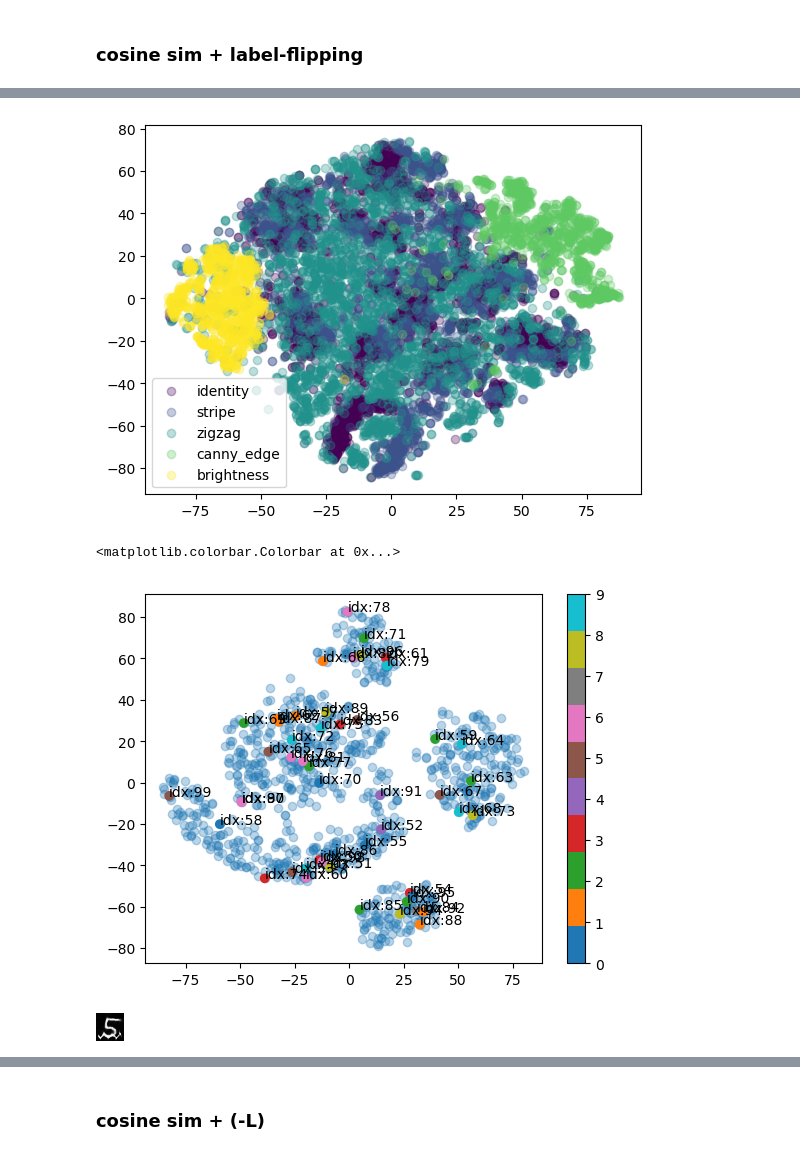
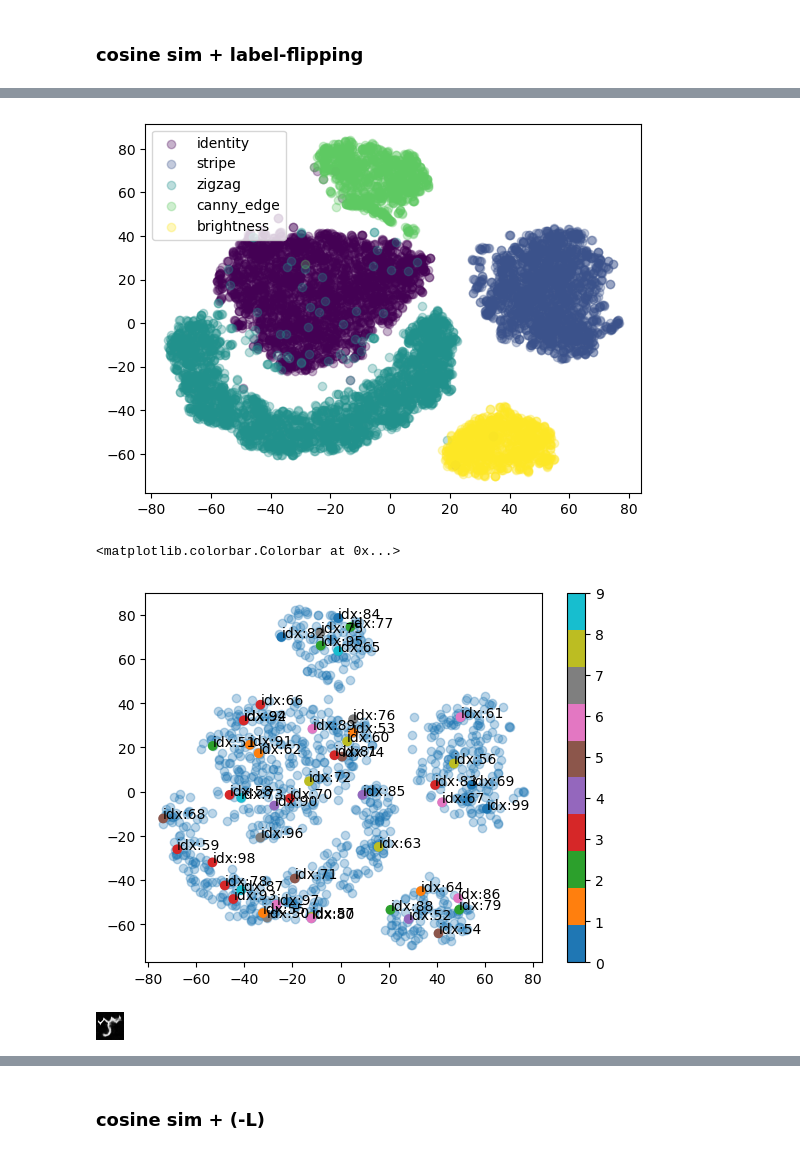
Before and after one commit to scotsun/clear-vae, a Jupyter notebook: contrastive-vae/demo_cdvae.ipynb, the cells around one changed output, grey strips where cells are left out. Cells and saved outputs as stored; diff of their text form; code cells hidden in the pictures.

```diff
--- a/contrastive-vae/demo_cdvae.ipynb
+++ b/contrastive-vae/demo_cdvae.ipynb
@@ -84,7 +84,7 @@ plt.show()
 # %%
 Z_DIM = 32
 TEMP = 0.3
-ALPHA = [0, 0]
+ALPHA = [1e2, 1e2]
 LABEL_FLIPPING = True
 # %%
 vae = VAE(total_z_dim=Z_DIM).to(device)
@@ -213,7 +213,7 @@ for g in range(len(style_labels)):
 ax.legend()
 plt.show()
 # %% [output]
-[figure, old version]
+[figure, new version]
 # %%
 idxs = list(range(50, 100))
 
@@ -224,14 +224,14 @@ for i in idxs:
 plt.colorbar()
 # %% [output]
 <matplotlib.colorbar.Colorbar at 0x...>
-[figure, old version]
+[figure, new version]
 # %%
-idx = 5
+idx = 1
 display(transforms.ToPILImage()(vae.decode(
     torch.cat([mu_cs[idx], mu_ss[idx]]).view(1, -1)
 )[0]))
 # %% [output]
-[figure, old version]
+[figure, new version]
 # %%
 for i in [53, 88, 62, 67, 73, 85, 79, 98, 68]:
     display(transforms.ToPILImage()(vae.decode(
```
Also changed, not shown: parts of 7 cells of this notebook, 9 other files.
